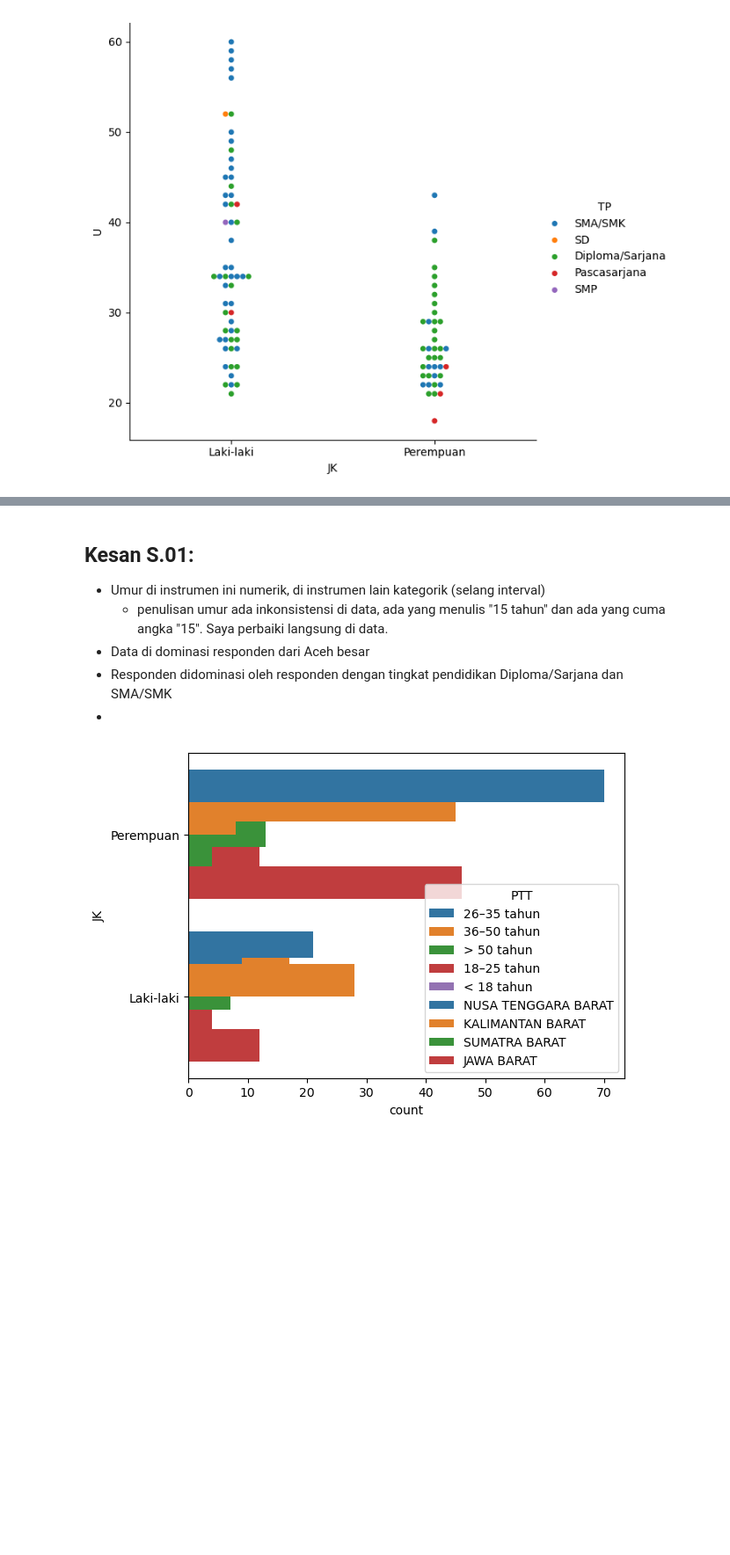
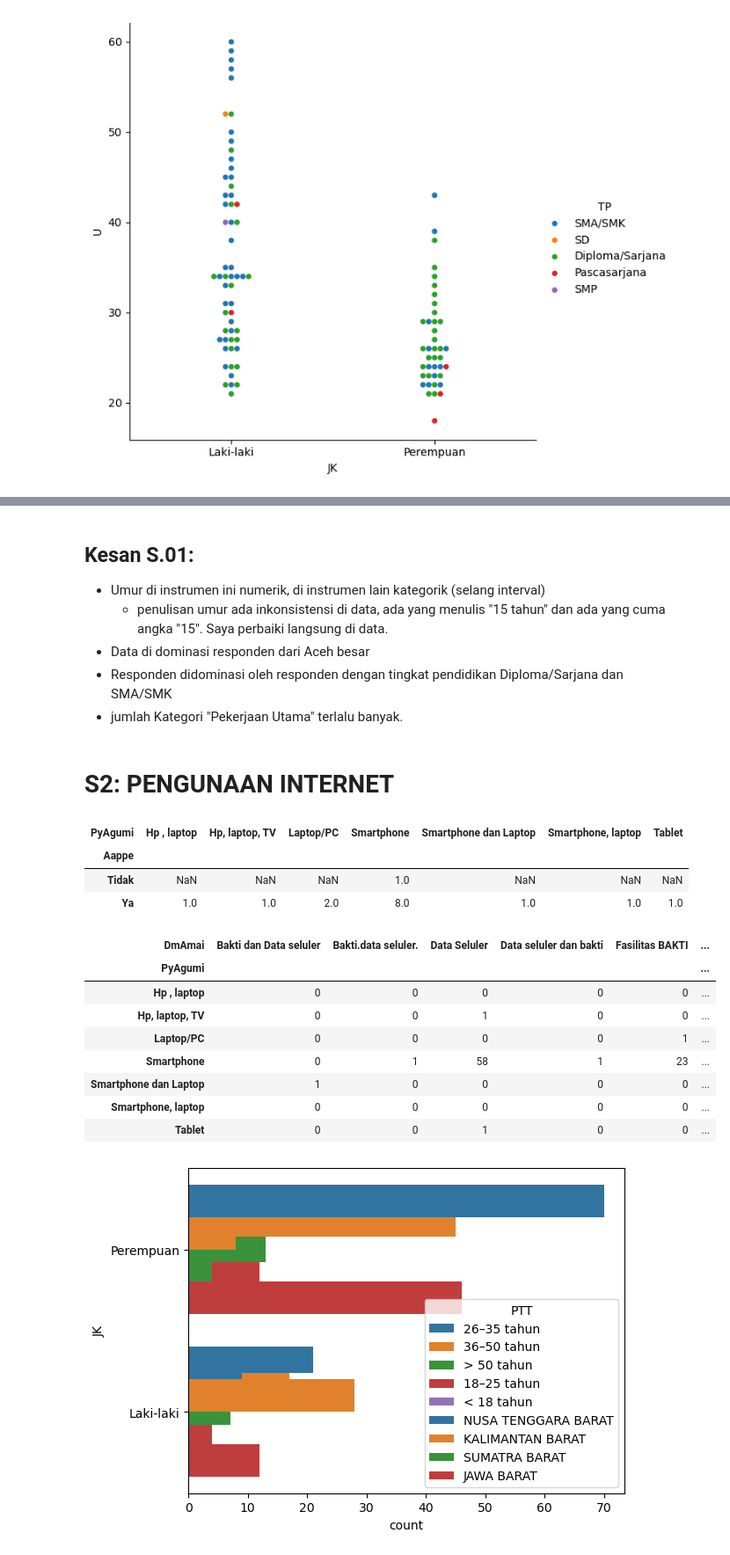
Before and after one commit to taudataanalytics/bakti2024, a Jupyter notebook: Bakti-2024.ipynb, the cells around one changed output, grey strips where cells are left out. Shown at 88% size. Saved outputs shown, nothing was run; the diff lists cells and outputs as text; code cells hidden in the pictures; blank space fills up the shorter version.

```diff
--- a/Bakti-2024.ipynb
+++ b/Bakti-2024.ipynb
@@ -472,7 +482,33 @@ plt.show()
     * penulisan umur ada inkonsistensi di data, ada yang menulis "15 tahun" dan ada yang cuma angka "15". Saya perbaiki langsung di data.
 * Data di dominasi responden dari Aceh besar
 * Responden didominasi oleh responden dengan tingkat pendidikan Diploma/Sarjana dan SMA/SMK
-*
+* jumlah Kategori "Pekerjaan Utama" terlalu banyak.
+# %% [markdown]
+# S2: PENGUNAAN INTERNET
+# %%
+#'Apakah anda punya perangkat elektronik ?': 'Aappe',
+# 'Perangkat yang Anda gunakan untuk mengakses internet': 'PyAgumi',
+# 'Dari mana Anda mendapatkan akses internet ?': 'DmAmai',
+
+#p = mosaic(dfS, ['Aappe', 'PyAgumi', 'DmAmai'])
+pd.crosstab(dfS.Aappe, dfS.PyAgumi, dfS.DmAmai, aggfunc=pd.Series.nunique)
+# %% [output]
+| PyAgumi | Hp , laptop | Hp, laptop, TV | Laptop/PC | Smartphone | Smartphone dan Laptop | Smartphone, laptop | Tablet |
+| Aappe |  |  |  |  |  |  |  |
+| Tidak | NaN | NaN | NaN | 1.0 | NaN | NaN | NaN |
+| Ya | 1.0 | 1.0 | 2.0 | 8.0 | 1.0 | 1.0 | 1.0 |
+# %%
+pd.crosstab(dfS.PyAgumi, dfS.DmAmai)
+# %% [output]
+| DmAmai | Bakti dan Data seluler | Bakti.data seluler. | Data Seluler | Data seluler dan bakti | Fasilitas BAKTI | ... |
+| PyAgumi |  |  |  |  |  | ... |
+| Hp , laptop | 0 | 0 | 0 | 0 | 0 | ... |
+| Hp, laptop, TV | 0 | 0 | 1 | 0 | 0 | ... |
+| Laptop/PC | 0 | 0 | 0 | 0 | 1 | ... |
+| Smartphone | 0 | 1 | 58 | 1 | 23 | ... |
+| Smartphone dan Laptop | 1 | 0 | 0 | 0 | 0 | ... |
+| Smartphone, laptop | 0 | 0 | 0 | 0 | 0 | ... |
+| Tablet | 0 | 0 | 1 | 0 | 0 | ... |
 # %%
 #p = mosaic(dfK, ['U', 'JK', 'PTT'])
 ax = sns.countplot(y='JK', hue='U', data=dfK)
```
Also changed, not shown: parts of 2 cells of this notebook.
